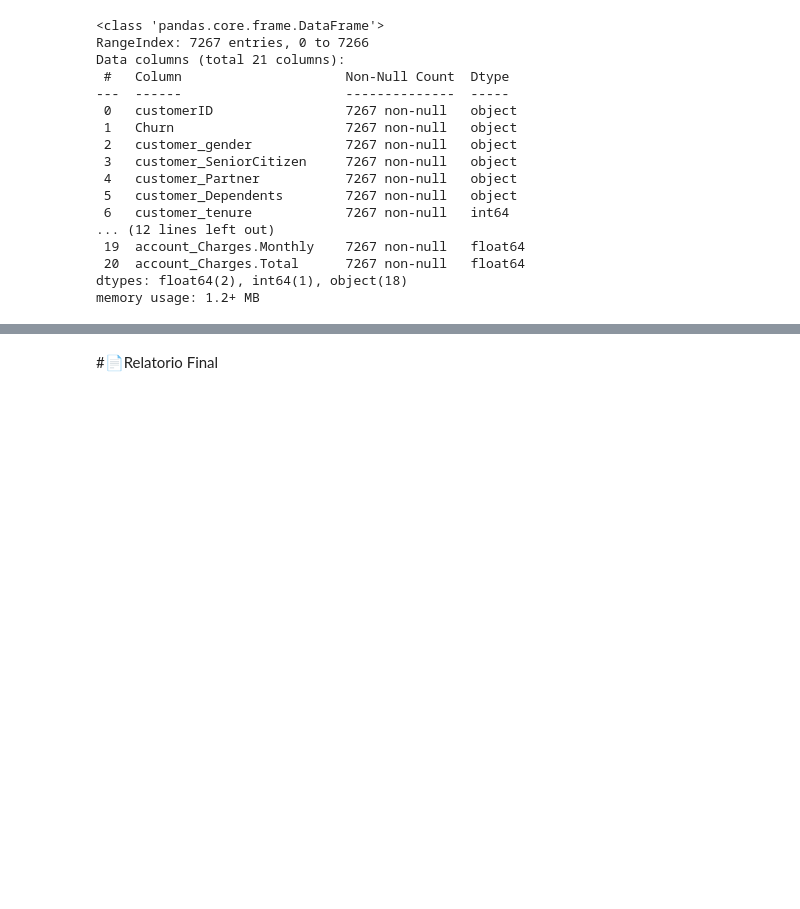
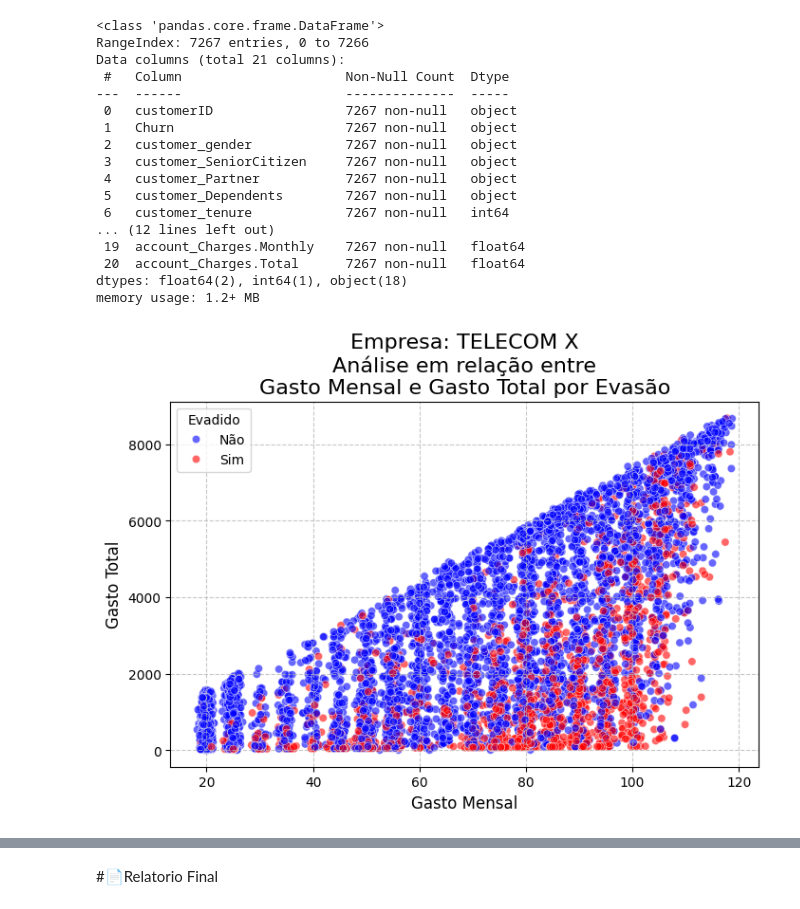
Before and after one commit to lfa-systems/Telecom_X, a Jupyter notebook: TelecomX_BR.ipynb, the cells around one changed output, grey strips where cells are left out. Cells and saved outputs as stored; diff of their text form; code cells hidden in the pictures; blank space fills up the shorter version.

```diff
--- a/TelecomX_BR.ipynb
+++ b/TelecomX_BR.ipynb
@@ -920,3 +899,23 @@ Data columns (total 21 columns):
  20  account_Charges.Total      7267 non-null   float64
 dtypes: float64(2), int64(1), object(18)
 memory usage: 1.2+ MB
+# %%
+# Gráfico de Dispersão para Gasto Mensal vs Gasto Total com Churn
+plt.figure(figsize=(8,5))
+sns.scatterplot(
+    data=df_pt,
+    x='account_Charges.Monthly',
+    y='account_Charges.Total',
+    hue='Churn', # Colorir os pontos com base na coluna 'Churn'
+    palette={'Sim': 'red', 'Não': 'blue'}, # Cores personalizadas
+    alpha=0.6 # Transparência dos pontos
+)
+
+plt.title('Empresa: TELECOM X\nAnálise em relação entre\nGasto Mensal e Gasto Total por Evasão', fontsize=16)
+plt.xlabel('Gasto Mensal', fontsize=12)
+plt.ylabel('Gasto Total', fontsize=12)
+plt.grid(True, linestyle='--', alpha=0.7)
+plt.legend(title='Evadido', loc='upper left')
+plt.show()
+# %% [output]
+[figure, added]
```
Also changed, not shown: parts of 4 cells of this notebook.
